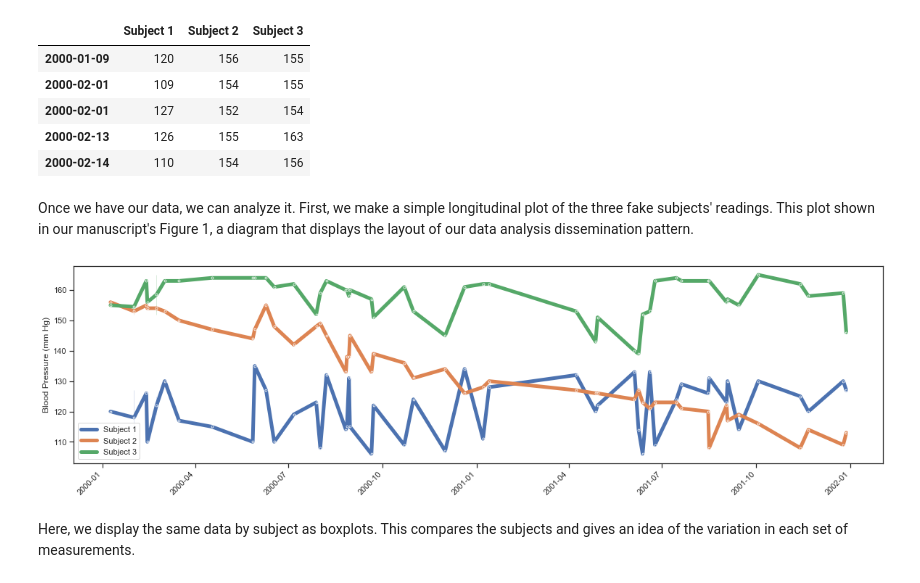
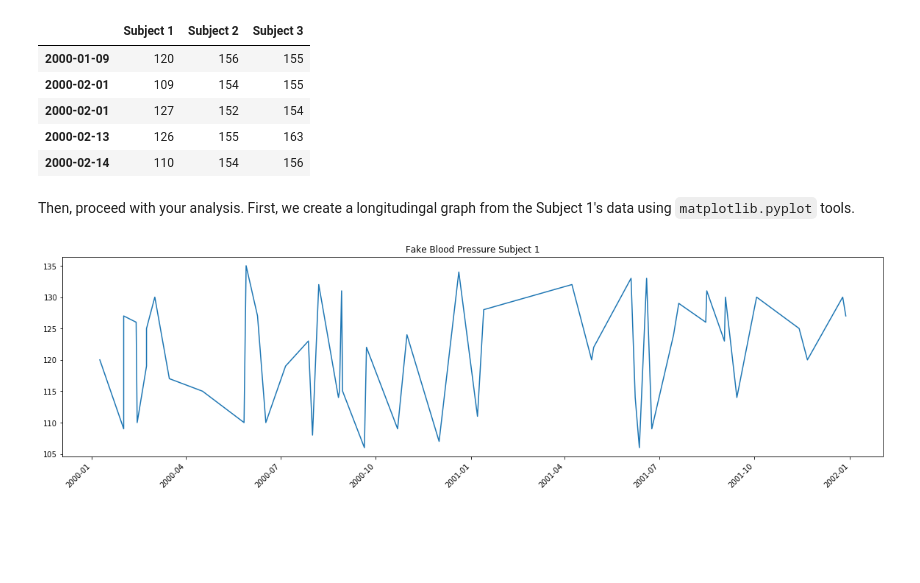
Before and after one commit to PayneLab/DataSharingTemplateRepository, a Jupyter notebook: make_figure2.ipynb, the cells around one changed output. Saved outputs shown, nothing was run; the diff lists cells and outputs as text; code cells hidden in the pictures; blank space fills up the shorter version.

```diff
--- a/make_figure2.ipynb
+++ b/make_figure2.ipynb
@@ -25,22 +25,17 @@ data.head()
 | 2000-02-01 | 127 | 152 | 154 |
 | 2000-02-13 | 126 | 155 | 163 |
 | 2000-02-14 | 110 | 154 | 156 |
-# %% [markdown]
-Once we have our data, we can analyze it. First, we make a simple longitudinal plot of the three fake subjects' readings. This plot shown in our manuscript's Figure 1, a diagram that displays the layout of our data analysis dissemination pattern.
-# %%
-import matplotlib.pyplot as plt
-import seaborn as sns
-
-plt.figure(figsize=(20,5))
-sns.set(style="ticks", rc={"lines.linewidth": 5})
-fig = sns.lineplot(data=[data['Subject 1'], data['Subject 2'], data['Subject 3']],
-                   dashes = False, markers = [".",".","."])
-fig.set(ylabel="Blood Pressure (mm Hg)")#xlabel="Date",
-#plt.title("Fake Blood Pressures Over Time", fontsize = 20)
-plt.xticks(rotation=45,horizontalalignment='right')
-plt.savefig('data/f1-e.png',dpi=300)
-plt.show()
-# %% [output]
-[figure, removed]
-# %% [markdown]
-Here, we display the same data by subject as boxplots. This compares the subjects and gives an idea of the variation in each set of measurements.
+# %% [markdown]
+Then, proceed with your analysis. First, we create a longitudingal graph from the Subject 1's data using <code>matplotlib.pyplot</code> tools.
+# %%
+import matplotlib.pyplot as plt
+
+plt.figure(figsize=(20, 5))
+plt.title("Fake Blood Pressure Subject 1")
+x = data.index
+y = data['Subject 1']
+plt.plot(x, y)
+plt.xticks(rotation=45,horizontalalignment='right')
+plt.show()
+# %% [output]
+[figure, added]
```
Also changed, not shown: parts of 4 cells of this notebook, 1 other file.
